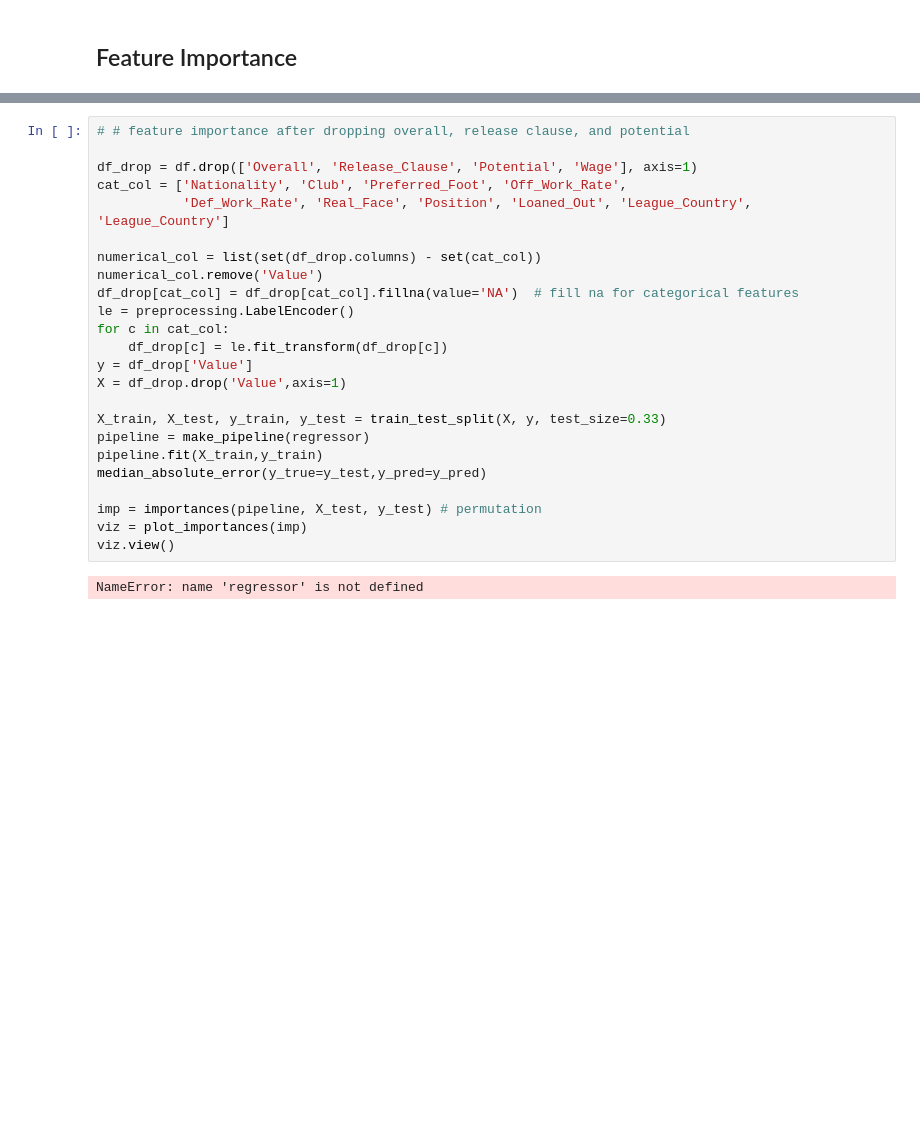
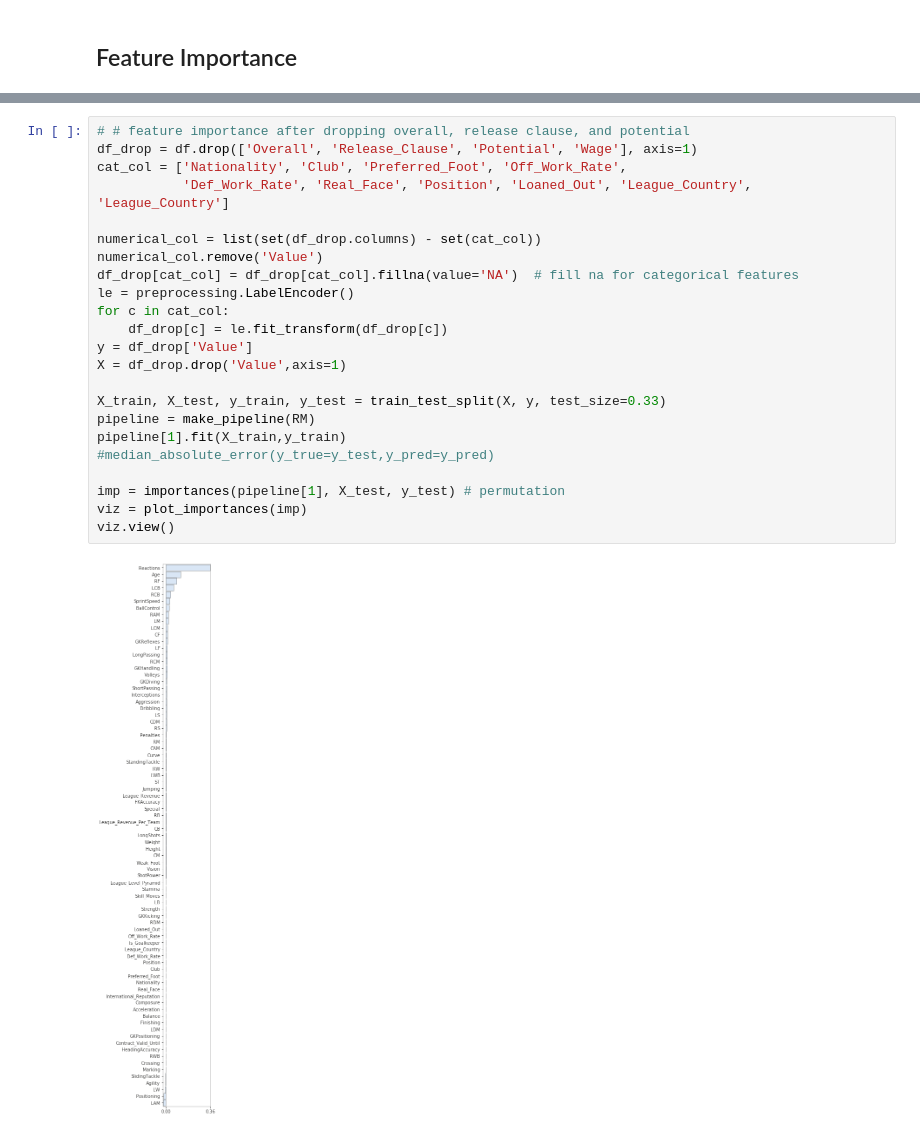
Before and after one commit to DurianCandy/MSDS-699, a Jupyter notebook: notebooks/6b_final_project_checkin_template.ipynb, the cells around one changed output, grey strips where cells are left out. Drawn from its saved outputs; the diff is of its cells as text; blank space fills up the shorter version.

```diff
--- a/notebooks/6b_final_project_checkin_template.ipynb
+++ b/notebooks/6b_final_project_checkin_template.ipynb
@@ -193,27 +193,26 @@ X_train.head()
 5 rows × 85 columns
 # %%
 # # feature importance after dropping overall, release clause, and potential
-
 df_drop = df.drop(['Overall', 'Release_Clause', 'Potential', 'Wage'], axis=1)
 cat_col = ['Nationality', 'Club', 'Preferred_Foot', 'Off_Work_Rate',
            'Def_Work_Rate', 'Real_Face', 'Position', 'Loaned_Out', 'League_Country', 'League_Country']
 
 numerical_col = list(set(df_drop.columns) - set(cat_col))
 numerical_col.remove('Value')
 df_drop[cat_col] = df_drop[cat_col].fillna(value='NA')  # fill na for categorical features
 le = preprocessing.LabelEncoder()
 for c in cat_col:
     df_drop[c] = le.fit_transform(df_drop[c])
 y = df_drop['Value']
 X = df_drop.drop('Value',axis=1)
 
 X_train, X_test, y_train, y_test = train_test_split(X, y, test_size=0.33)
-pipeline = make_pipeline(regressor)
-pipeline.fit(X_train,y_train)
-median_absolute_error(y_true=y_test,y_pred=y_pred)
+pipeline = make_pipeline(RM)
+pipeline[1].fit(X_train,y_train)
+#median_absolute_error(y_true=y_test,y_pred=y_pred)
 
-imp = importances(pipeline, X_test, y_test) # permutation
+imp = importances(pipeline[1], X_test, y_test) # permutation
 viz = plot_importances(imp)
 viz.view()
 # %% [output]
-NameError: name 'regressor' is not defined
+[figure, added]
```
Also changed, not shown: parts of 3 cells of this notebook, 1 other file.
